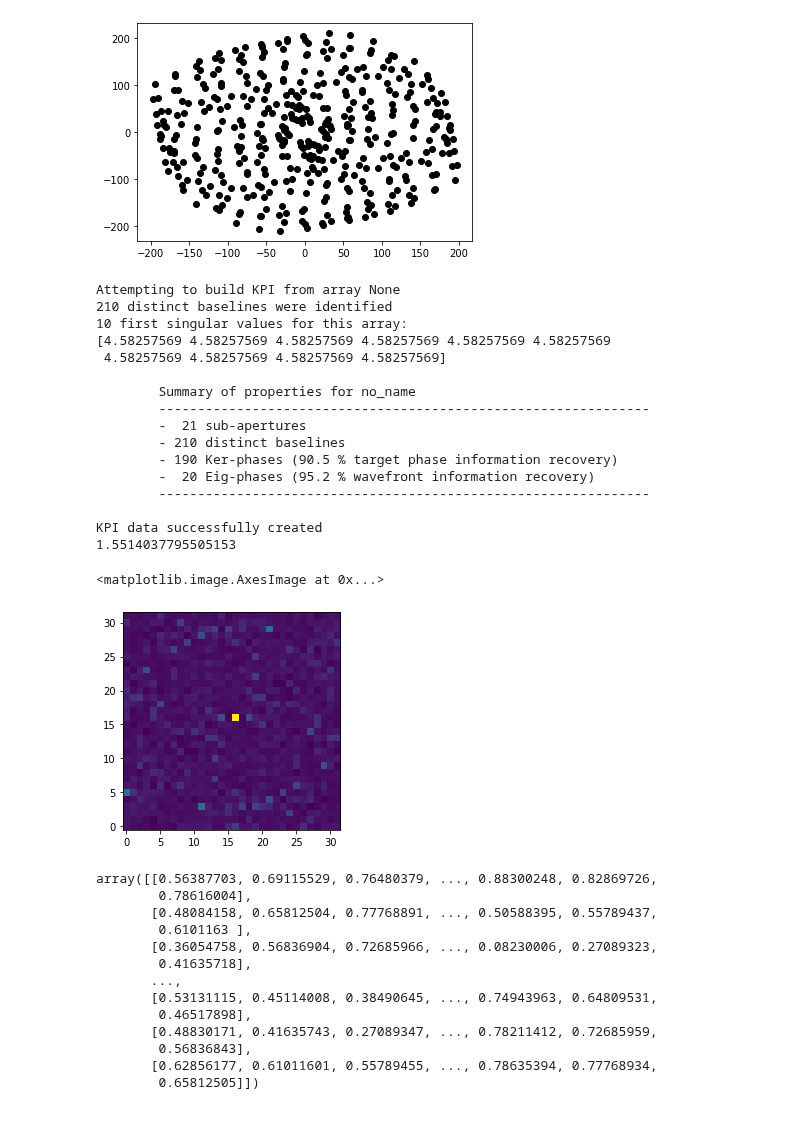
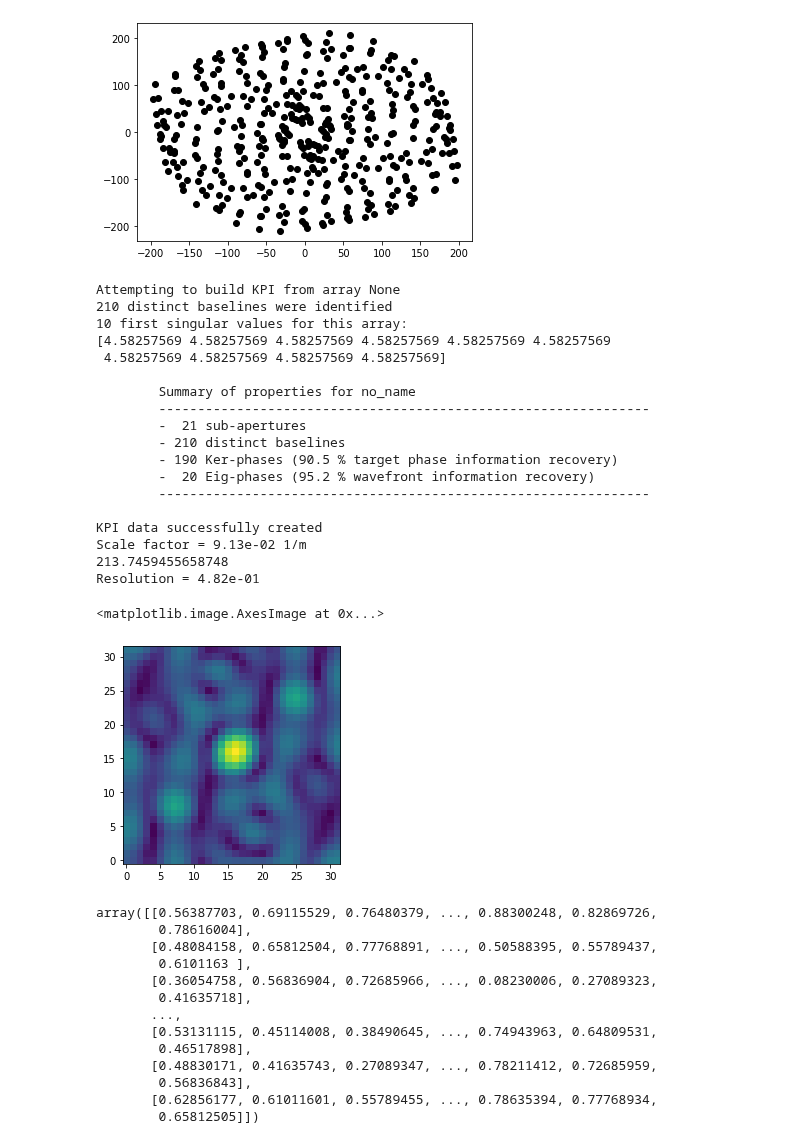
Before and after one commit to AlexandreAdam/ExoRIM, a Jupyter notebook: notebooks/exploration_xara.ipynb, the cells around one changed output. Cells and saved outputs as stored; diff of their text form; code cells hidden in the pictures.

```diff
--- a/notebooks/exploration_xara.ipynb
+++ b/notebooks/exploration_xara.ipynb
@@ -189,6 +189,10 @@ plt.scatter(-B.UVC[:, 0], -B.UVC[:, 1], c="k")
 # %% [output]
 <matplotlib.collections.PathCollection at 0x...>
 [figure]
+# %%
+def rad2mas(x):
+    '''  convert radians to mas'''
+    return(x / 4.8481368110953599e-09) # = x / (np.pi/(180*3600*1000))
 # %%
 N = 21
 circle_mask = np.zeros((N, 2))
@@ -198,39 +202,43 @@ for i in range(N):
 kpi = xara.KPI(array=circle_mask, ndgt=8)
 B = exo.Baselines(circle_mask) # simili KPI
 cwavel = 1e-6 # Wavelength [m]
 ISZ = 32# Array size (number of pixel on a side)
-pscale = 10 # plate scale [mas/pixel]
+pscale = rad2mas(1.22 * 0.5 * cwavel / np.max(basel)) # plate scale [mas/pixel]
 m2pix = xara.core.mas2rad(pscale) * ISZ / cwavel  # [1/m] units for (u, v) Fourier space
-print(m2pix)
+print(f"Scale factor = {m2pix:.2e} 1/m")
+print(np.max(basel))
+print(f"Resolution = {rad2mas(0.5 * cwavel / np.max(basel)):.2e}")
 dft_matrix2 = xara.core.compute_DFTM1(B.UVC, m2pix, ISZ)
 dft_matrix2_i = xara.core.compute_DFTM1(B.UVC, m2pix, ISZ, inv=True)
 # There is an analytical solution for gamma in term of r only for circular star and limb darkening model
 # For binary, the solution is in term of u (for point like star), in general the solution lies in the Fourier space gamma(u, v)
-X = unresolved_source
-# X = image3
+# X = unresolved_source
+X = image5
 gamma2 = np.dot(dft_matrix2, np.ravel(X))
 dirty_image = np.dot(np.abs(gamma2), dft_matrix2_i.T)
 dirty_image = dirty_image.reshape((ISZ, ISZ))
 plt.imshow(np.absolute(dirty_image))
 # %% [output]
 Attempting to build KPI from array None
 210 distinct baselines were identified
 10 first singular values for this array:
 [4.58257569 4.58257569 4.58257569 4.58257569 4.58257569 4.58257569
  4.58257569 4.58257569 4.58257569 4.58257569]
 
         Summary of properties for no_name
         ---------------------------------------------------------------
         -  21 sub-apertures
         - 210 distinct baselines
         - 190 Ker-phases (90.5 % target phase information recovery)
         -  20 Eig-phases (95.2 % wavefront information recovery)
         ---------------------------------------------------------------
 
 KPI data successfully created
-1.5514037795505153
+Scale factor = 9.13e-02 1/m
+213.7459455658748
+Resolution = 4.82e-01
 <matplotlib.image.AxesImage at 0x...>
-[figure, old version]
+[figure, new version]
 # %%
 # There is an analytical solution for gamma in term of r only for circular star and limb darkening model
 # For binary, the solution is in term of u (for point like star), in general the solution lies in the Fourier space gamma(u, v)
```
Also changed, not shown: 2 other files.
